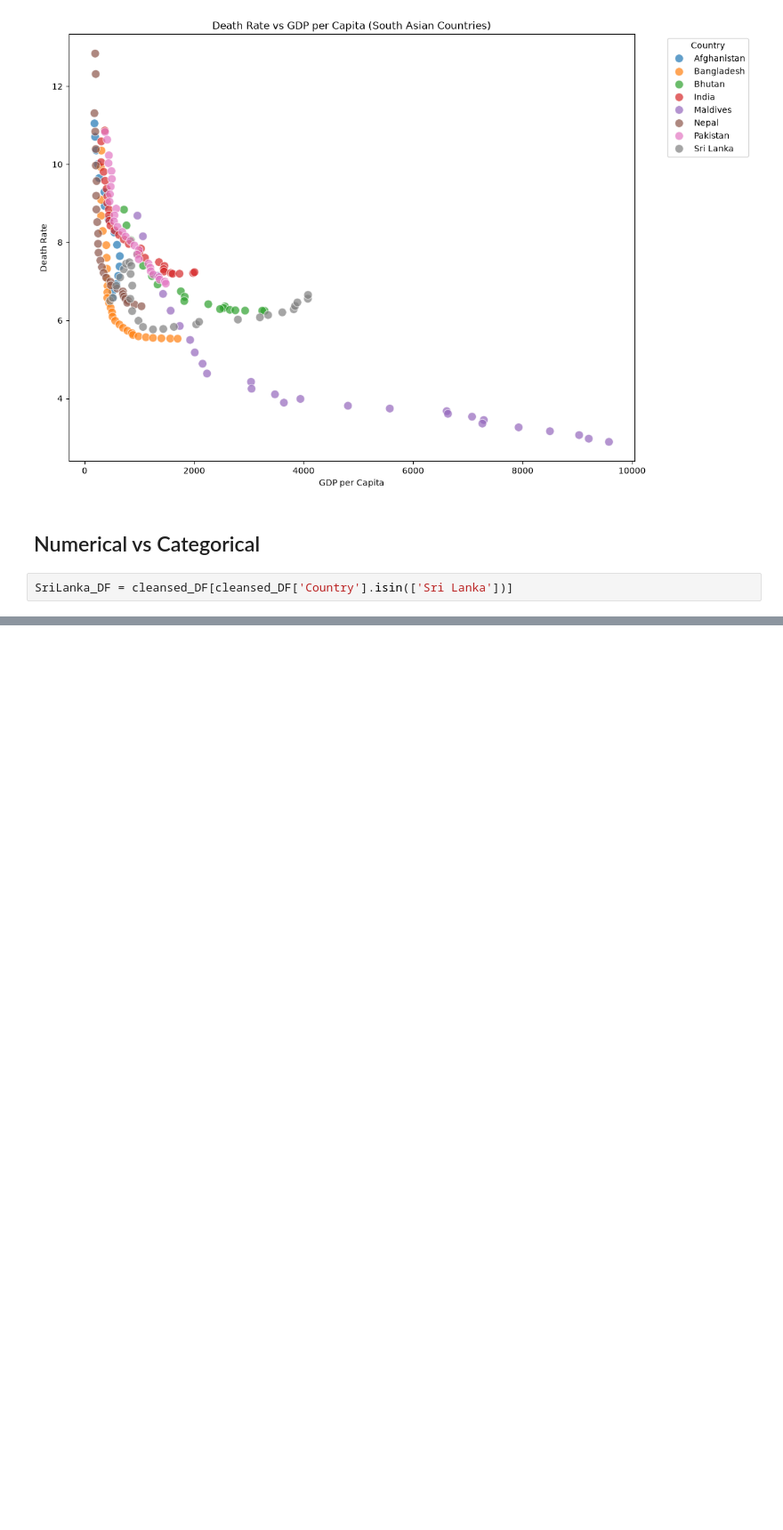
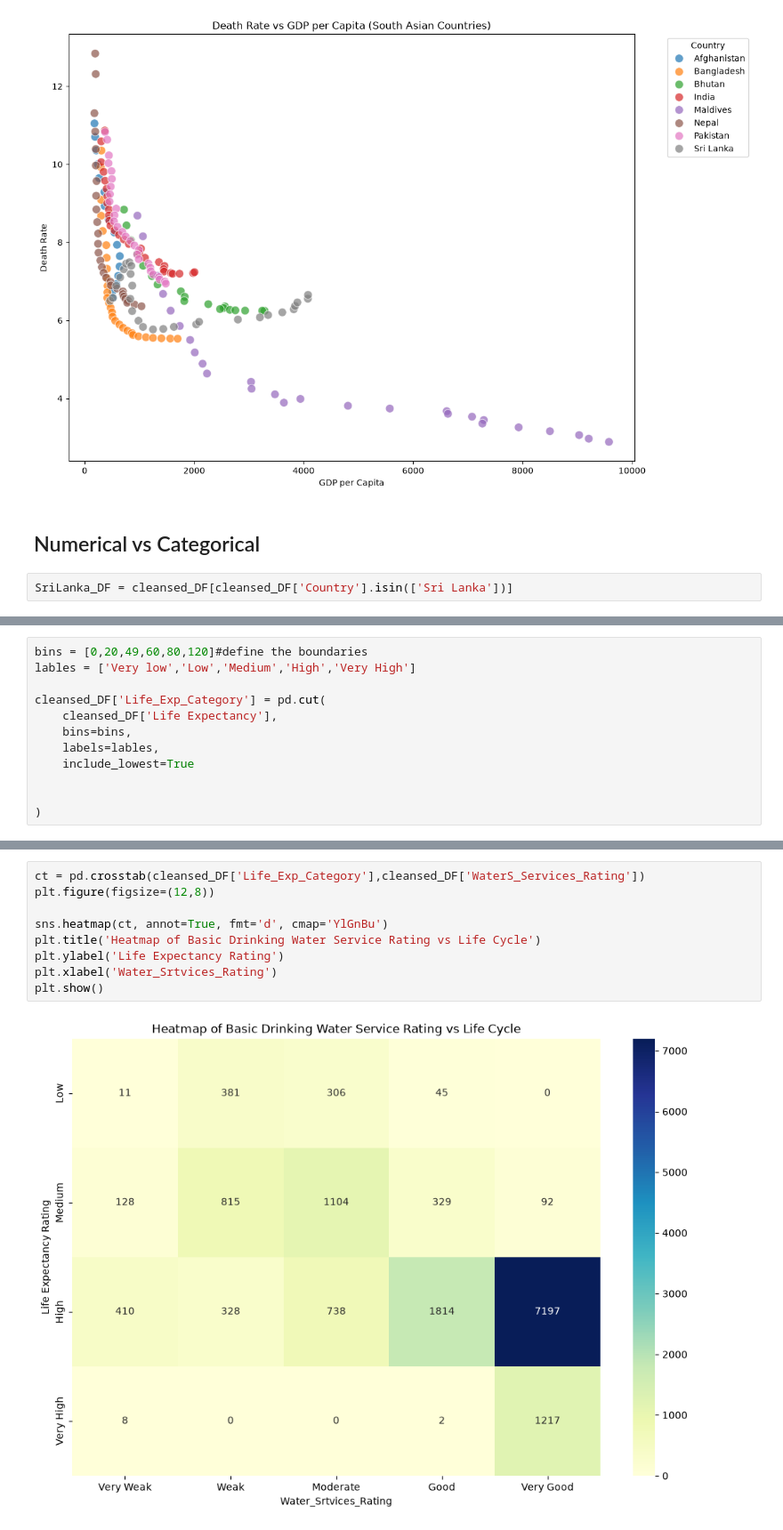
Before and after one commit to Viranya2006/DST-Python, a Jupyter notebook: 2026-07-04/test.ipynb, the cells around one changed output, grey strips where cells are left out. Shown at 89% size. Cells and saved outputs as stored; diff of their text form; blank space fills up the shorter version.

```diff
--- a/2026-07-04/test.ipynb
+++ b/2026-07-04/test.ipynb
@@ -577,0 +637,12 @@ TypeError: _AxesBase.__init__() missing 1 required positional argument: 'fig'
+# %%
+bins = [0,20,49,60,80,120]#define the boundaries
+lables = ['Very low','Low','Medium','High','Very High']
+
+cleansed_DF['Life_Exp_Category'] = pd.cut(
+    cleansed_DF['Life Expectancy'],
+    bins=bins,
+    labels=lables,
+    include_lowest=True
+
+
+)
@@ -577,0 +666,11 @@ TypeError: _AxesBase.__init__() missing 1 required positional argument: 'fig'
+# %%
+ct = pd.crosstab(cleansed_DF['Life_Exp_Category'],cleansed_DF['WaterS_Services_Rating'])
+plt.figure(figsize=(12,8))
+
+sns.heatmap(ct, annot=True, fmt='d', cmap='YlGnBu')
+plt.title('Heatmap of Basic Drinking Water Service Rating vs Life Cycle')
+plt.ylabel('Life Expectancy Rating')
+plt.xlabel('Water_Srtvices_Rating')
+plt.show()
+# %% [output]
+[figure, added]
```
Also changed, not shown: parts of 5 cells of this notebook.
